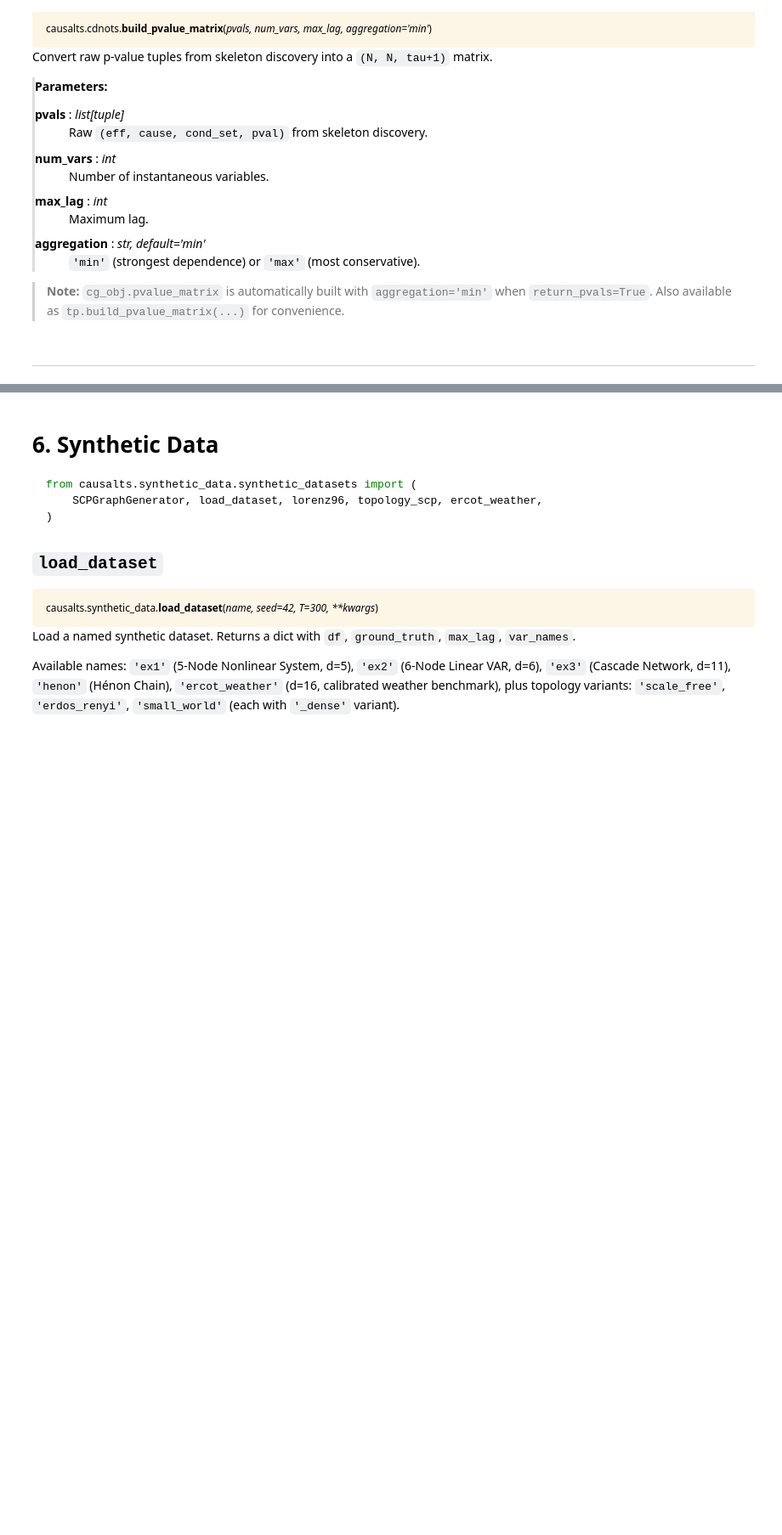
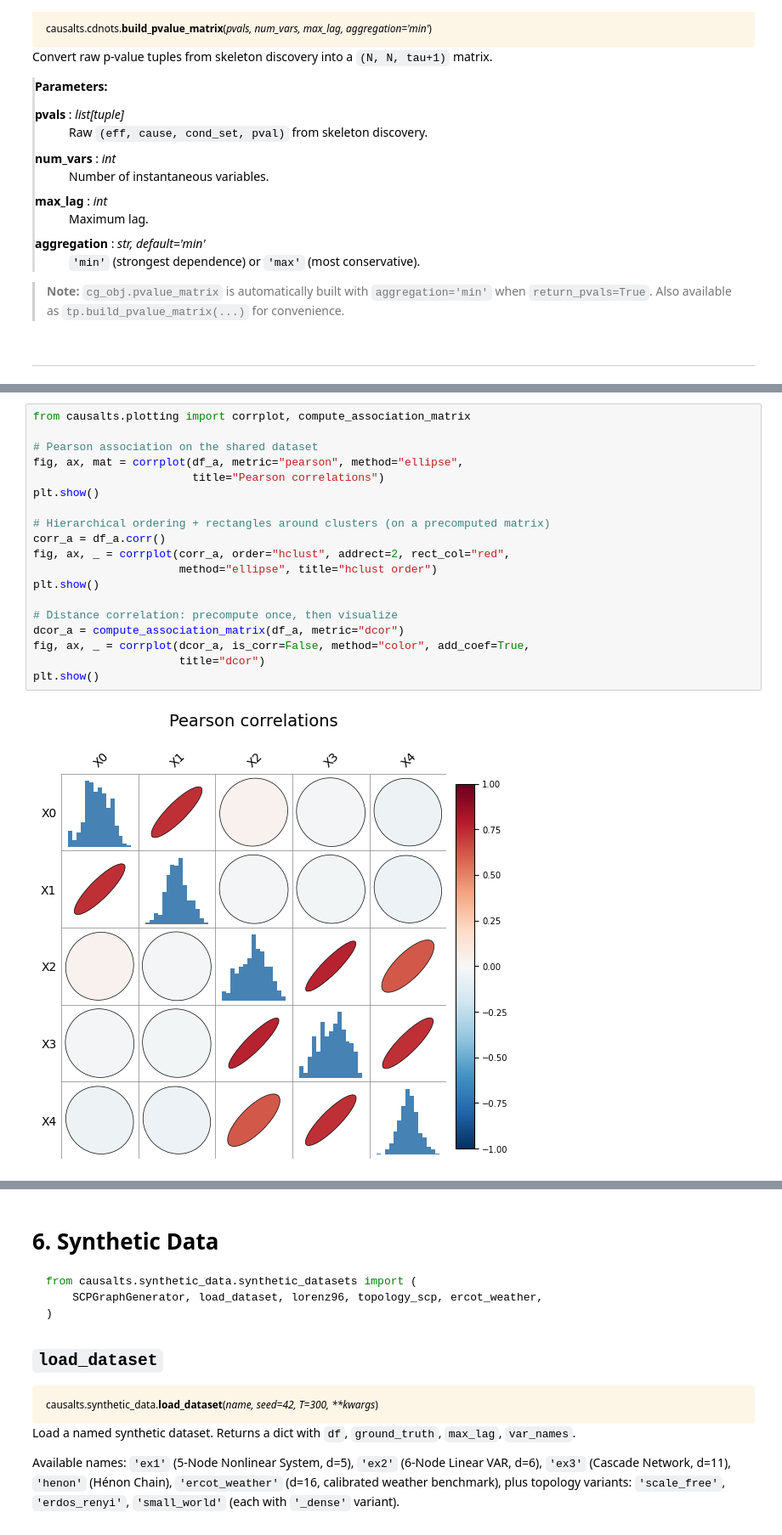
Before and after one commit to bloomberg/causal-ts, a Jupyter notebook: examples/api_reference.ipynb, the cells around one changed output, grey strips where cells are left out. Shown at 85% size. Drawn from its saved outputs; the diff is of its cells as text; blank space fills up the shorter version.

```diff
--- a/examples/api_reference.ipynb
+++ b/examples/api_reference.ipynb
@@ -1412,0 +1417,21 @@ Convert raw p-value tuples from skeleton discovery into a `(N, N, tau+1)` matrix
+# %%
+from causalts.plotting import corrplot, compute_association_matrix
+
+# Pearson association on the shared dataset
+fig, ax, mat = corrplot(df_a, metric="pearson", method="ellipse",
+                        title="Pearson correlations")
+plt.show()
+
+# Hierarchical ordering + rectangles around clusters (on a precomputed matrix)
+corr_a = df_a.corr()
+fig, ax, _ = corrplot(corr_a, order="hclust", addrect=2, rect_col="red",
+                      method="ellipse", title="hclust order")
+plt.show()
+
+# Distance correlation: precompute once, then visualize
+dcor_a = compute_association_matrix(df_a, metric="dcor")
+fig, ax, _ = corrplot(dcor_a, is_corr=False, method="color", add_coef=True,
+                      title="dcor")
+plt.show()
+# %% [output]
+[figure, added]
```
Also changed, not shown: parts of 2 cells of this notebook, 5 other files.
